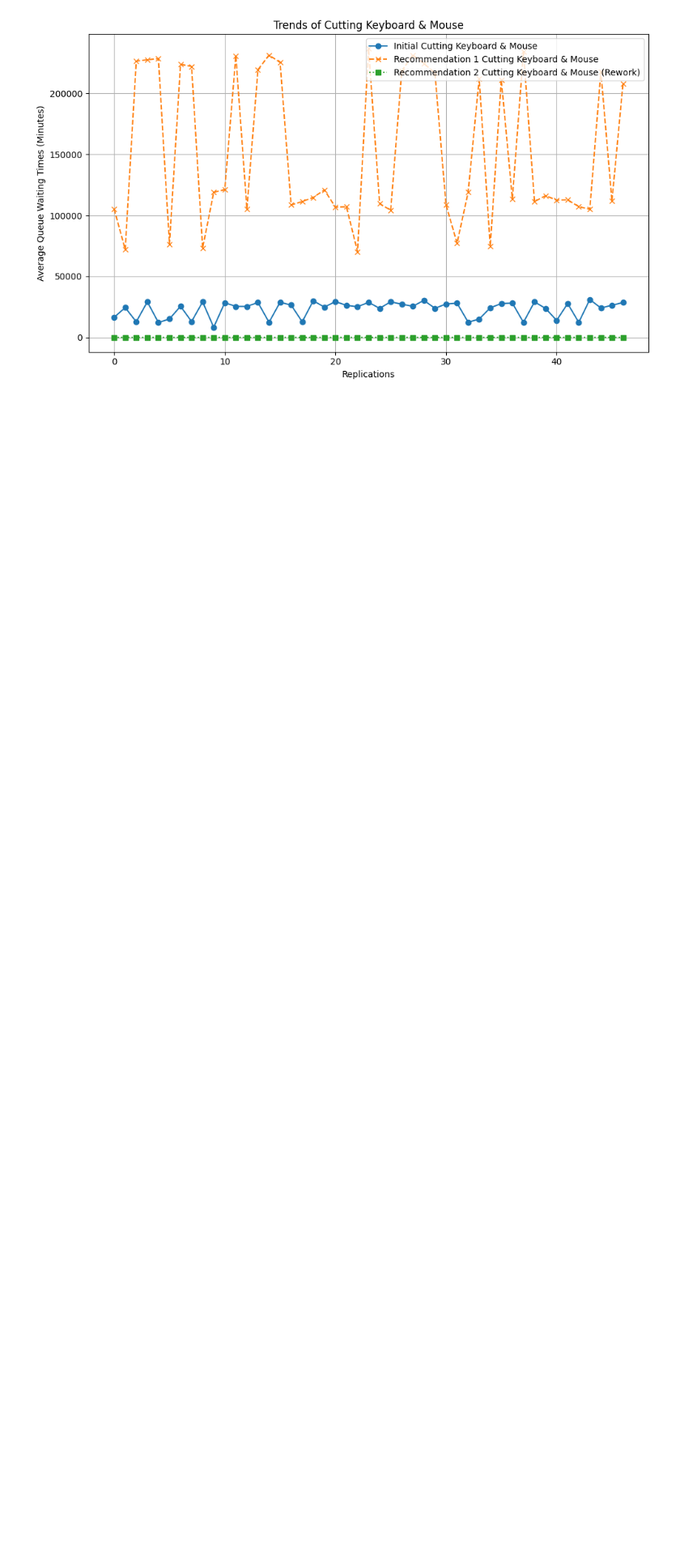
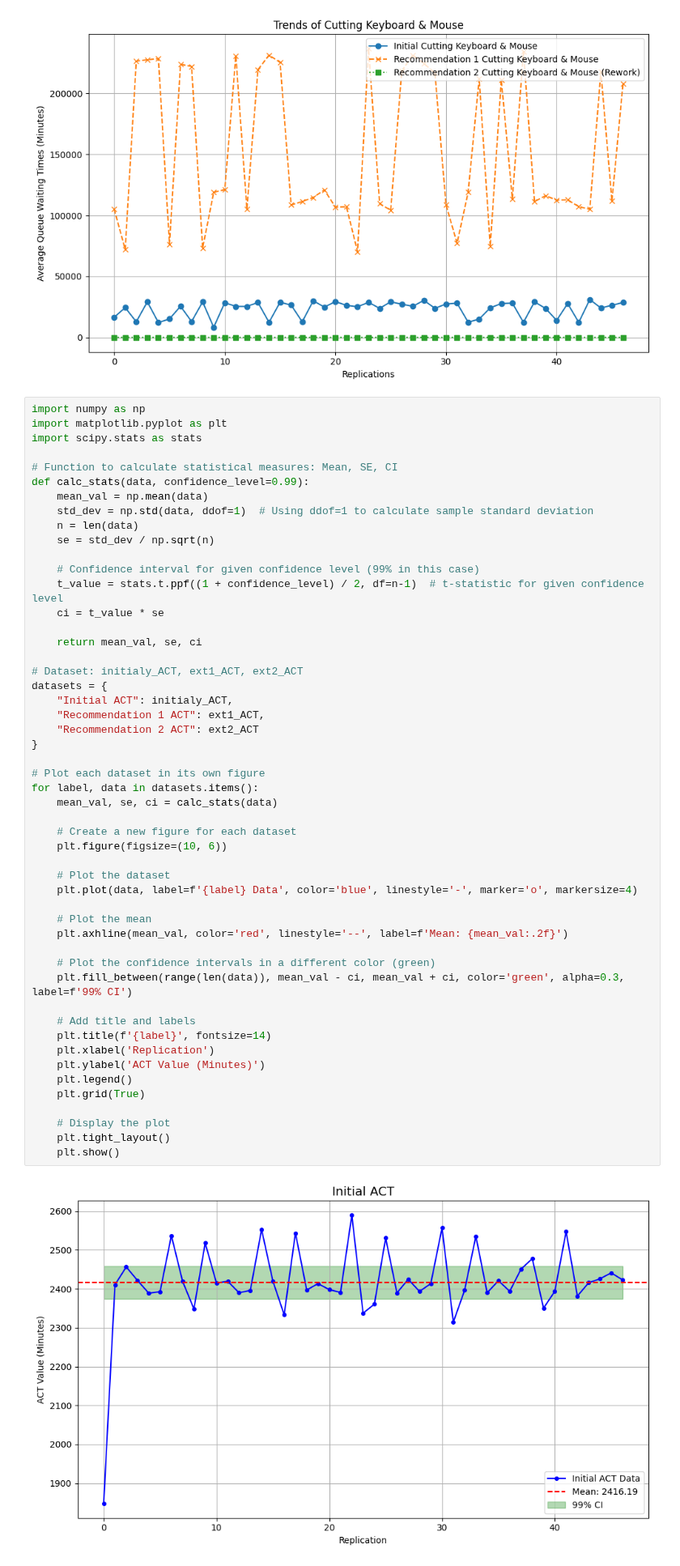
Before and after one commit to LaurenJE/Practice, a Jupyter notebook: code.ipynb, the cells around one changed output. Shown at 81% size. Cells and saved outputs as stored; diff of their text form; blank space fills up the shorter version.

```diff
--- a/code.ipynb
+++ b/code.ipynb
@@ -408,3 +408,56 @@ plt.tight_layout()
 plt.show()
 # %% [output]
 [figure]
+# %%
+import numpy as np
+import matplotlib.pyplot as plt
+import scipy.stats as stats
+
+# Function to calculate statistical measures: Mean, SE, CI
+def calc_stats(data, confidence_level=0.99):
+    mean_val = np.mean(data)
+    std_dev = np.std(data, ddof=1)  # Using ddof=1 to calculate sample standard deviation
+    n = len(data)
+    se = std_dev / np.sqrt(n)
+
+    # Confidence interval for given confidence level (99% in this case)
+    t_value = stats.t.ppf((1 + confidence_level) / 2, df=n-1)  # t-statistic for given confidence level
+    ci = t_value * se
+
+    return mean_val, se, ci
+
+# Dataset: initialy_ACT, ext1_ACT, ext2_ACT
+datasets = {
+    "Initial ACT": initialy_ACT,
+    "Recommendation 1 ACT": ext1_ACT,
+    "Recommendation 2 ACT": ext2_ACT
+}
+
+# Plot each dataset in its own figure
+for label, data in datasets.items():
+    mean_val, se, ci = calc_stats(data)
+
+    # Create a new figure for each dataset
+    plt.figure(figsize=(10, 6))
+
+    # Plot the dataset
+    plt.plot(data, label=f'{label} Data', color='blue', linestyle='-', marker='o', markersize=4)
+
+    # Plot the mean
+    plt.axhline(mean_val, color='red', linestyle='--', label=f'Mean: {mean_val:.2f}')
+
+    # Plot the confidence intervals in a different color (green)
+    plt.fill_between(range(len(data)), mean_val - ci, mean_val + ci, color='green', alpha=0.3, label=f'99% CI')
+
+    # Add title and labels
+    plt.title(f'{label}', fontsize=14)
+    plt.xlabel('Replication')
+    plt.ylabel('ACT Value (Minutes)')
+    plt.legend()
+    plt.grid(True)
+
+    # Display the plot
+    plt.tight_layout()
+    plt.show()
+# %% [output]
+[figure, added]
```
Also changed, not shown: parts of 1 cell of this notebook, 4 other files.
